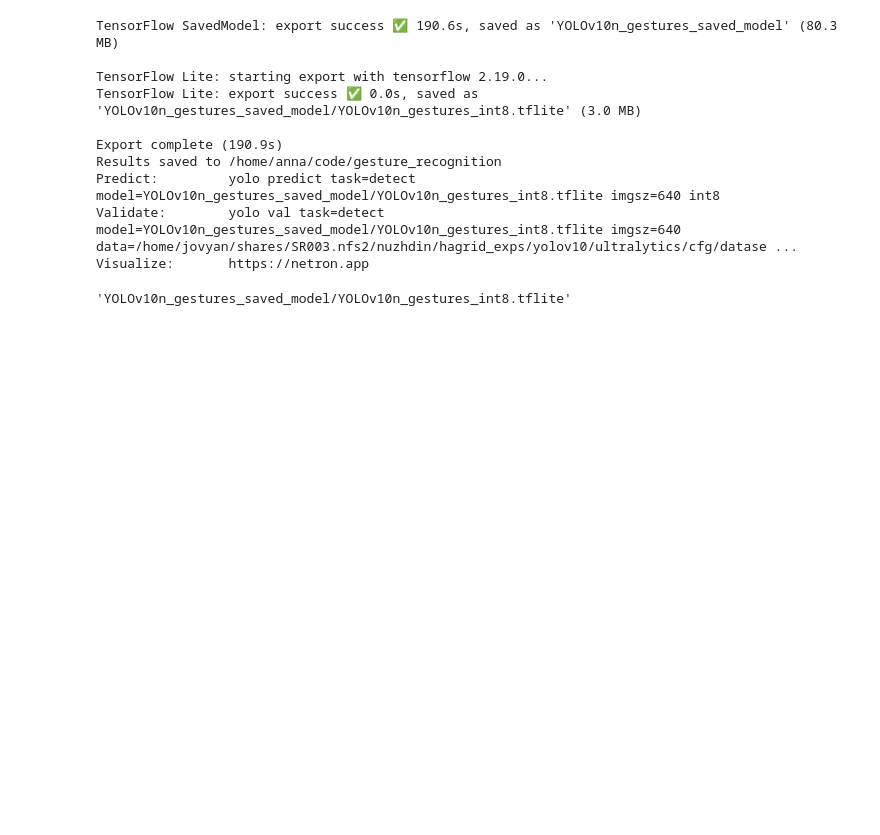
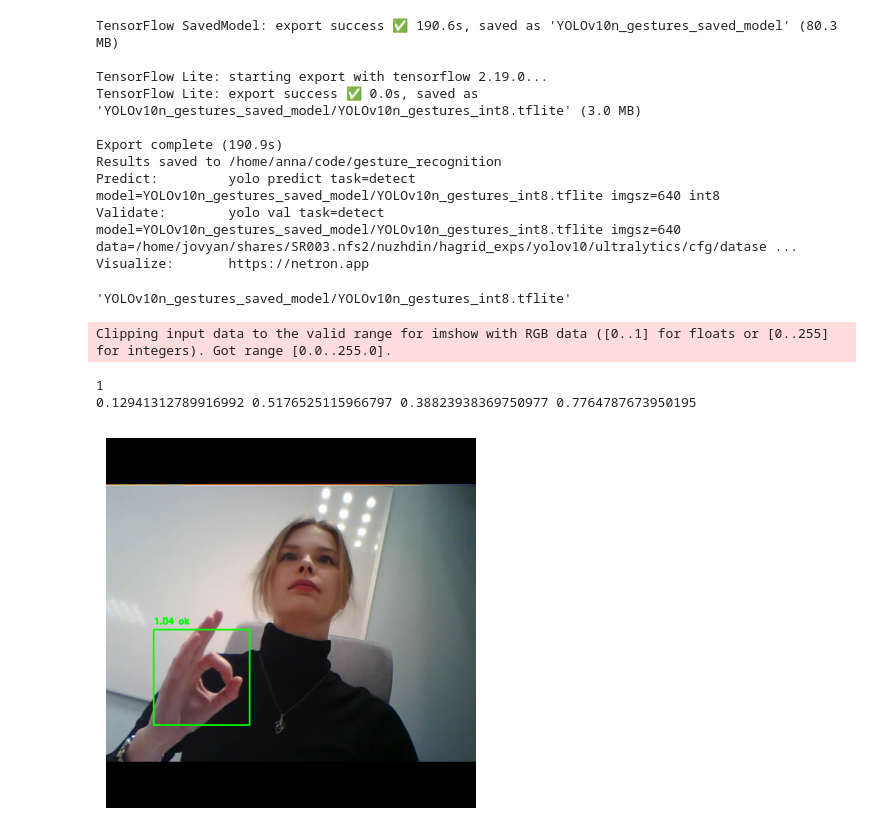
Before and after one commit to annapanfil/gesture-recognition, a Jupyter notebook: yolo_prediction.ipynb, the cells around one changed output. Cells and saved outputs as stored; diff of their text form; code cells hidden in the pictures; blank space fills up the shorter version.

Commit message:
feat: check predictions of quantized model

```diff
--- a/yolo_prediction.ipynb
+++ b/yolo_prediction.ipynb
@@ -205,0 +241,35 @@ Visualize:       https://netron.app
+# %%
+# SHOW PREDICTIONS
+# shape is (1, 300, 6), the last dim is [x1, y1, x2, y2, confidence, class_id]
+boxes = output_data[0, :, :4]  # Bounding box coordinates (x1, y1, x2, y2)
+scores = output_data[0, :, 4]  # Confidence scores (objectness)
+labels = output_data[0, :, 5]  # Class labels
+
+# Set threshold for detection confidence
+conf_threshold = 0.8
+
+# Filter out low-confidence predictions
+mask = scores > conf_threshold
+filtered_boxes = boxes[mask]
+filtered_scores = scores[mask]
+filtered_labels = labels[mask]
+
+print(len(filtered_boxes))
+
+# Draw bounding boxes on the image
+for box, score, label in zip(filtered_boxes, filtered_scores, filtered_labels):
+    x1, y1, x2, y2 = box.tolist()  # Convert tensor to list for coordinates
+    print(x1, y1, x2, y2)
+    cv2.rectangle(image, (int(x1*640), int(y1*640)), (int(x2*640), int(y2*640)), (0, 255, 0), 2)  # Green bounding box
+    cv2.putText(image, f'{score:.2f} {classes[int(label.item())]} ', (int(x1*640), int(y1*640)-10), cv2.FONT_HERSHEY_SIMPLEX, 0.5, (0, 255, 0), 2)
+
+
+# Display the image
+plt.imshow(image)
+plt.axis('off')
+plt.show()
+# %% [output]
+Clipping input data to the valid range for imshow with RGB data ([0..1] for floats or [0..255] for integers). Got range [0.0..255.0].
+1
+0.12941312789916992 0.5176525115966797 0.38823938369750977 0.7764787673950195
+[figure, added]
```
Also changed, not shown: parts of 1 cell of this notebook.
